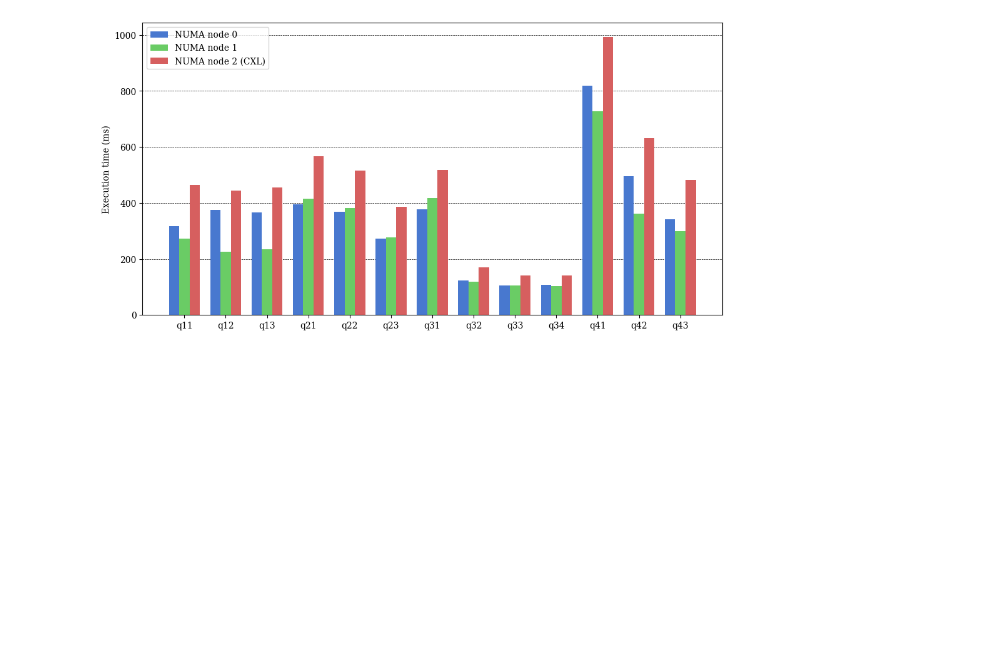
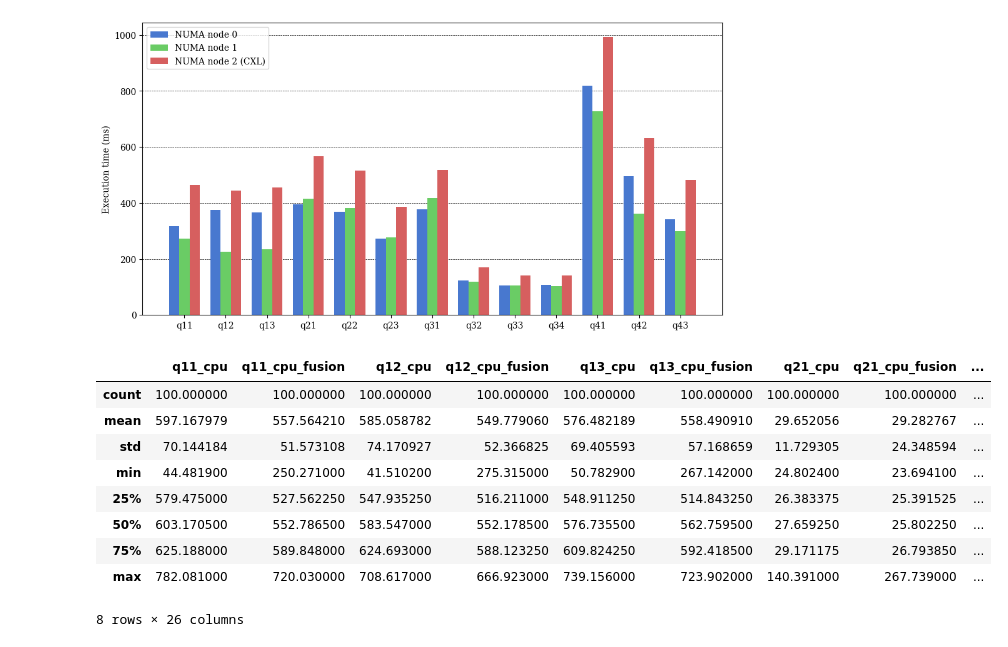
Before and after one commit to Maestro-Zacht/sycldb-calcite-executor, a Jupyter notebook: performances/perf.ipynb, the cells around one changed output. Drawn from its saved outputs; the diff is of its cells as text; code cells hidden in the pictures; blank space fills up the shorter version.

```diff
--- a/performances/perf.ipynb
+++ b/performances/perf.ipynb
@@ -342,3 +342,25 @@ ax.grid(color='black', linestyle='--', linewidth=0.5, zorder=1000, axis='y')
 plt.show()
 # %% [output]
 [figure]
+# %%
+cpu_results = pd.DataFrame()
+
+for q in queries:
+    cpu_df = pd.read_csv(f'{q}-performance-cxl-cpu-nonfused.log', header=None, names=['execution_time_ms'])
+    cpu_fusion_df = pd.read_csv(f'{q}-performance-cxl-cpu.log', header=None, names=['execution_time_ms'])
+
+    cpu_results[f'{q}_cpu'] = cpu_df['execution_time_ms']
+    cpu_results[f'{q}_cpu_fusion'] = cpu_fusion_df['execution_time_ms']
+
+cpu_results.describe()
+# %% [output]
+|  | q11_cpu | q11_cpu_fusion | q12_cpu | q12_cpu_fusion | q13_cpu | q13_cpu_fusion | q21_cpu | q21_cpu_fusion | ... |
+| count | 100.000000 | 100.000000 | 100.000000 | 100.000000 | 100.000000 | 100.000000 | 100.000000 | 100.000000 | ... |
+| mean | 597.167979 | 557.564210 | 585.058782 | 549.779060 | 576.482189 | 558.490910 | 29.652056 | 29.282767 | ... |
+| std | 70.144184 | 51.573108 | 74.170927 | 52.366825 | 69.405593 | 57.168659 | 11.729305 | 24.348594 | ... |
+| min | 44.481900 | 250.271000 | 41.510200 | 275.315000 | 50.782900 | 267.142000 | 24.802400 | 23.694100 | ... |
+| 25% | 579.475000 | 527.562250 | 547.935250 | 516.211000 | 548.911250 | 514.843250 | 26.383375 | 25.391525 | ... |
+| 50% | 603.170500 | 552.786500 | 583.547000 | 552.178500 | 576.735500 | 562.759500 | 27.659250 | 25.802250 | ... |
+| 75% | 625.188000 | 589.848000 | 624.693000 | 588.123250 | 609.824250 | 592.418500 | 29.171175 | 26.793850 | ... |
+| max | 782.081000 | 720.030000 | 708.617000 | 666.923000 | 739.156000 | 723.902000 | 140.391000 | 267.739000 | ... |
+8 rows × 26 columns
```
Also changed, not shown: parts of 2 cells of this notebook, 27 other files.
